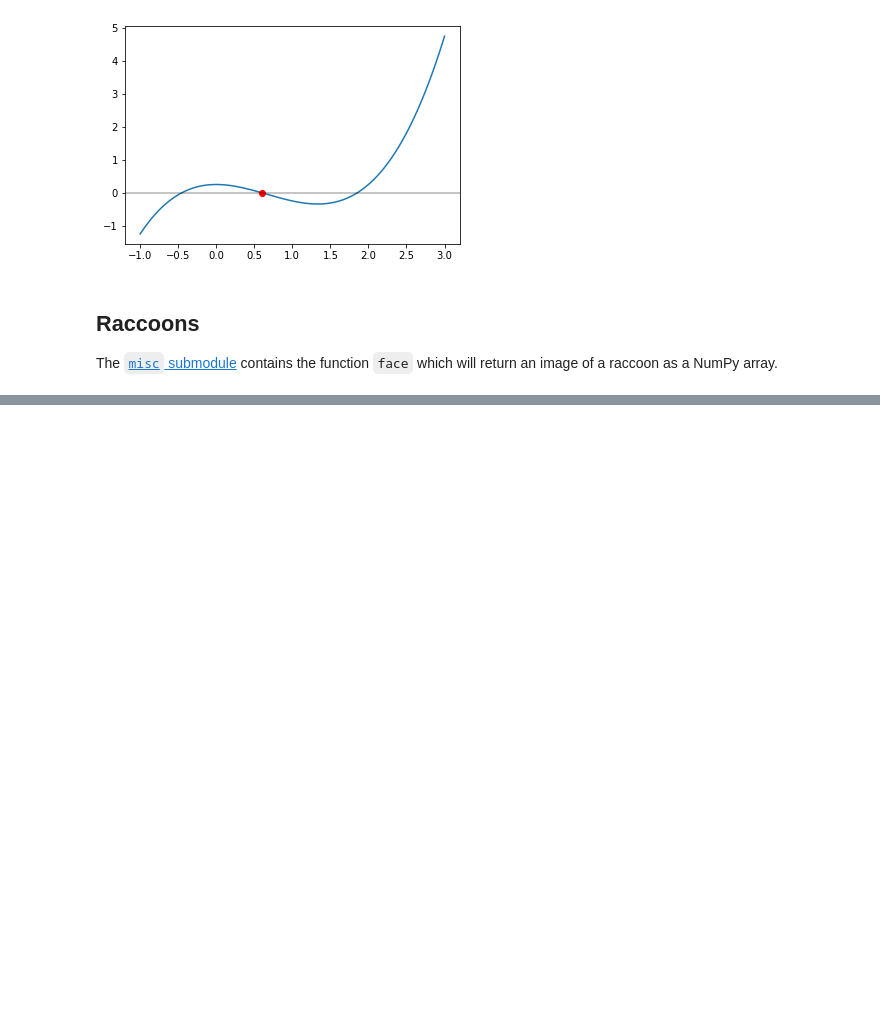
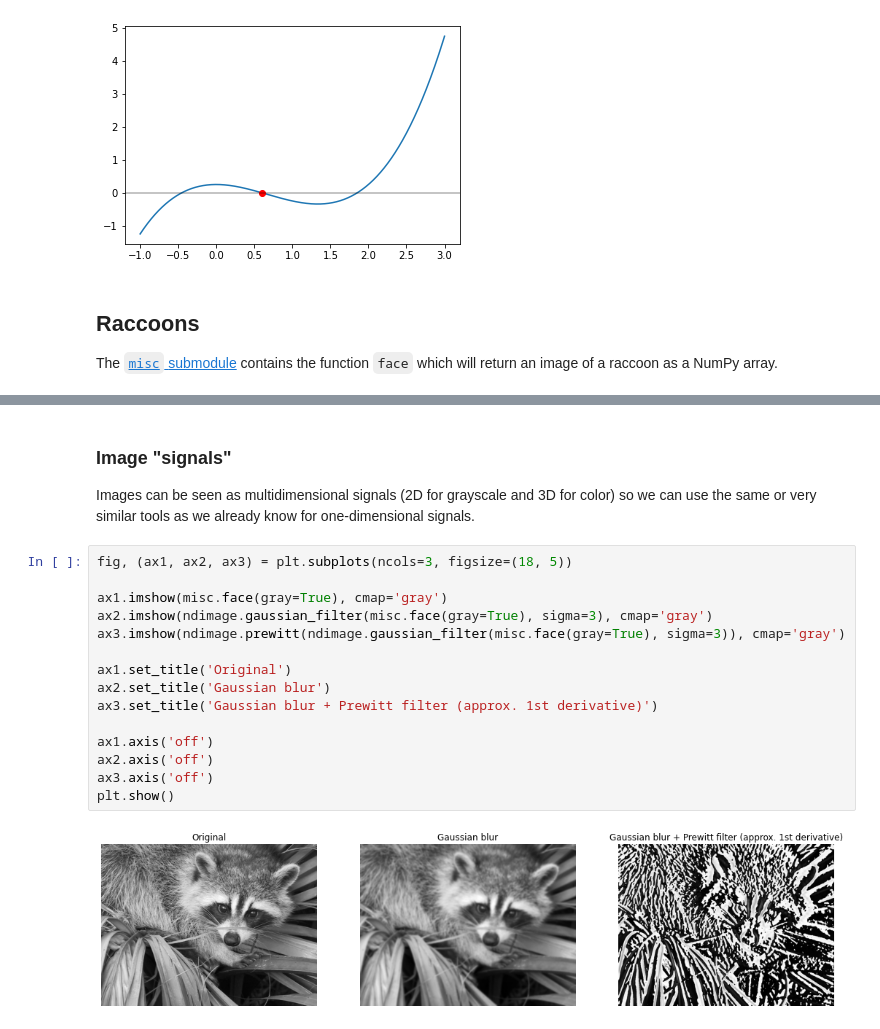
Before and after one commit to nnebbe/lectures_2022, a Jupyter notebook: Lecture_10_SciPy/lecture.ipynb, the cells around one changed output, grey strips where cells are left out. Cells and saved outputs as stored; diff of their text form; blank space fills up the shorter version.

```diff
--- a/Lecture_10_SciPy/lecture.ipynb
+++ b/Lecture_10_SciPy/lecture.ipynb
@@ -488,0 +578,21 @@ plt.show()
+# %% [markdown]
+
+### Image "signals"
+Images can be seen as multidimensional signals (2D for grayscale and 3D for color) so we can use the same or very similar tools as we already know for one-dimensional signals.
+# %%
+fig, (ax1, ax2, ax3) = plt.subplots(ncols=3, figsize=(18, 5))
+
+ax1.imshow(misc.face(gray=True), cmap='gray')
+ax2.imshow(ndimage.gaussian_filter(misc.face(gray=True), sigma=3), cmap='gray')
+ax3.imshow(ndimage.prewitt(ndimage.gaussian_filter(misc.face(gray=True), sigma=3)), cmap='gray')
+
+ax1.set_title('Original')
+ax2.set_title('Gaussian blur')
+ax3.set_title('Gaussian blur + Prewitt filter (approx. 1st derivative)')
+
+ax1.axis('off')
+ax2.axis('off')
+ax3.axis('off')
+plt.show()
+# %% [output]
+[figure, added]
```
Also changed, not shown: parts of 25 cells of this notebook.
